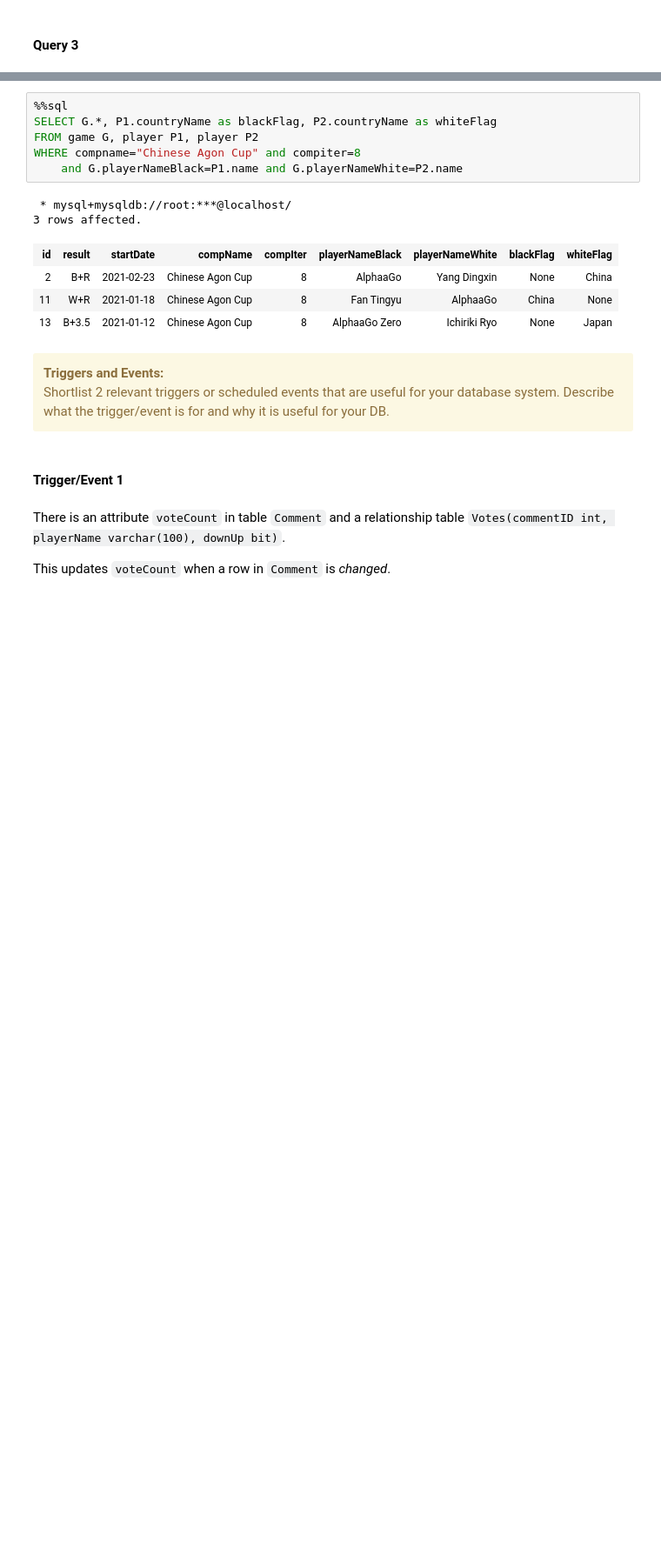
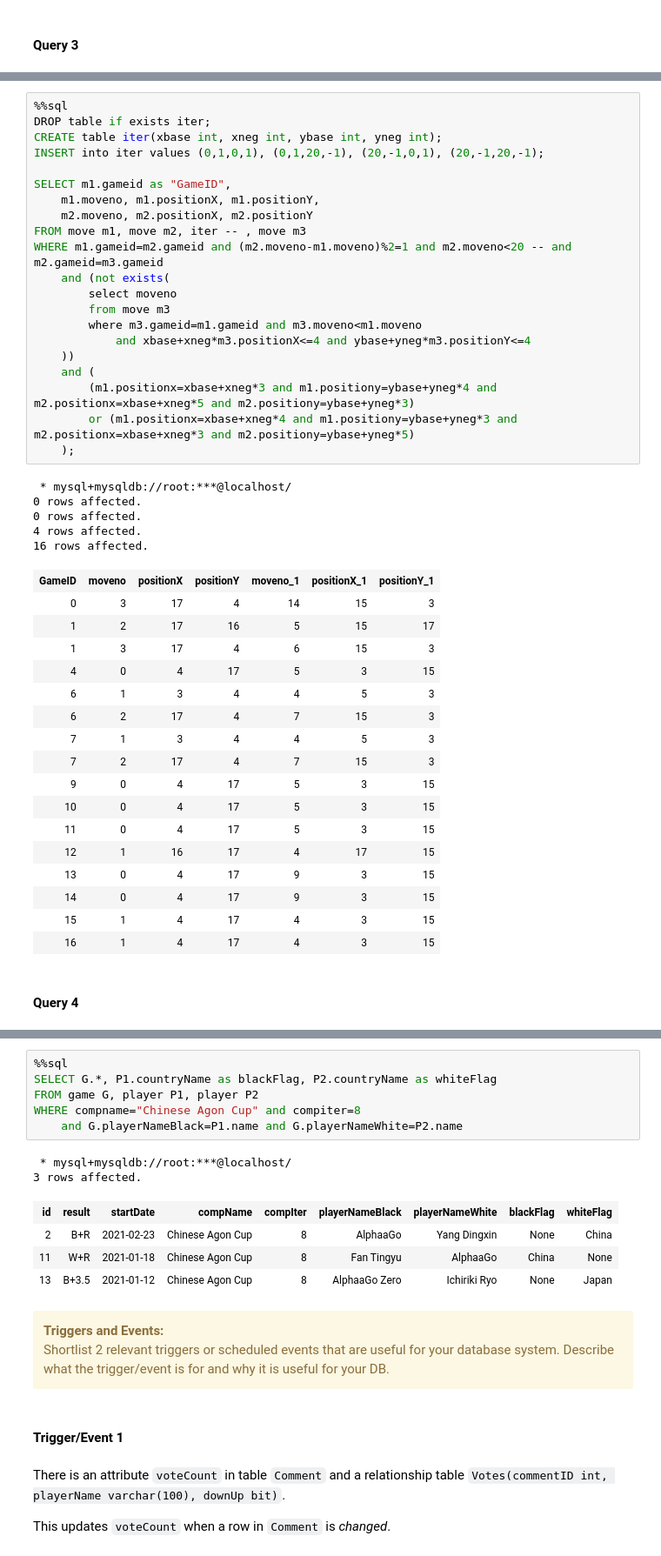
Before and after one commit to c-j-lh/weiqi, a Jupyter notebook: ProjectFinalReportChieuLeHeng.ipynb, the cells around one changed output, grey strips where cells are left out. Shown at 87% size. Saved outputs shown, nothing was run; the diff lists cells and outputs as text; blank space fills up the shorter version.

```diff
--- a/ProjectFinalReportChieuLeHeng.ipynb
+++ b/ProjectFinalReportChieuLeHeng.ipynb
@@ -768,2 +815,48 @@ WHERE (G.playerNameBlack="Ke Jie"
+# %%
+%%sql
+DROP table if exists iter;
+CREATE table iter(xbase int, xneg int, ybase int, yneg int);
+INSERT into iter values (0,1,0,1), (0,1,20,-1), (20,-1,0,1), (20,-1,20,-1);
+
+SELECT m1.gameid as "GameID",
+    m1.moveno, m1.positionX, m1.positionY,
+    m2.moveno, m2.positionX, m2.positionY
+FROM move m1, move m2, iter -- , move m3
+WHERE m1.gameid=m2.gameid and (m2.moveno-m1.moveno)%2=1 and m2.moveno<20 -- and m2.gameid=m3.gameid
+	and (not exists(
+		select moveno
+        from move m3
+        where m3.gameid=m1.gameid and m3.moveno<m1.moveno
+			and xbase+xneg*m3.positionX<=4 and ybase+yneg*m3.positionY<=4
+    ))
+    and (
+		(m1.positionx=xbase+xneg*3 and m1.positiony=ybase+yneg*4 and m2.positionx=xbase+xneg*5 and m2.positiony=ybase+yneg*3)
+        or (m1.positionx=xbase+xneg*4 and m1.positiony=ybase+yneg*3 and m2.positionx=xbase+xneg*3 and m2.positiony=ybase+yneg*5)
+	);
+# %% [output]
+ * mysql+mysqldb://root:***@localhost/
+0 rows affected.
+0 rows affected.
+4 rows affected.
+16 rows affected.
+| GameID | moveno | positionX | positionY | moveno_1 | positionX_1 | positionY_1 |
+| 0 | 3 | 17 | 4 | 14 | 15 | 3 |
+| 1 | 2 | 17 | 16 | 5 | 15 | 17 |
+| 1 | 3 | 17 | 4 | 6 | 15 | 3 |
+| 4 | 0 | 4 | 17 | 5 | 3 | 15 |
+| 6 | 1 | 3 | 4 | 4 | 5 | 3 |
+| 6 | 2 | 17 | 4 | 7 | 15 | 3 |
+| 7 | 1 | 3 | 4 | 4 | 5 | 3 |
+| 7 | 2 | 17 | 4 | 7 | 15 | 3 |
+| 9 | 0 | 4 | 17 | 5 | 3 | 15 |
+| 10 | 0 | 4 | 17 | 5 | 3 | 15 |
+| 11 | 0 | 4 | 17 | 5 | 3 | 15 |
+| 12 | 1 | 16 | 17 | 4 | 17 | 15 |
+| 13 | 0 | 4 | 17 | 9 | 3 | 15 |
+| 14 | 0 | 4 | 17 | 9 | 3 | 15 |
+| 15 | 1 | 4 | 17 | 4 | 3 | 15 |
+| 16 | 1 | 4 | 17 | 4 | 3 | 15 |
+# %% [markdown]
+#### Query 4
 # %% [markdown]
 List all games played in an event, and get the games' players' country names. This gives viewers/users a broad overview of what games were played in an event, and the relative rankings between players.
```
Also changed, not shown: parts of 9 cells of this notebook, 8 other files.
